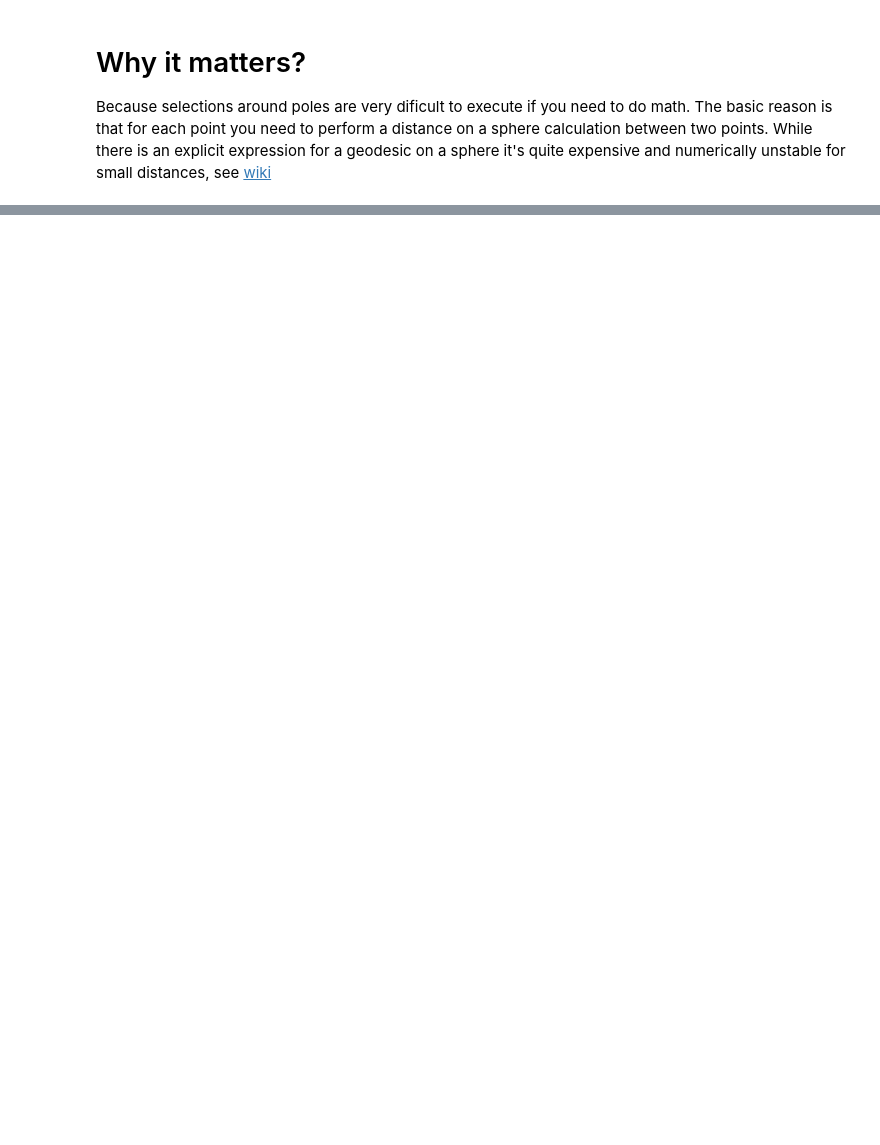
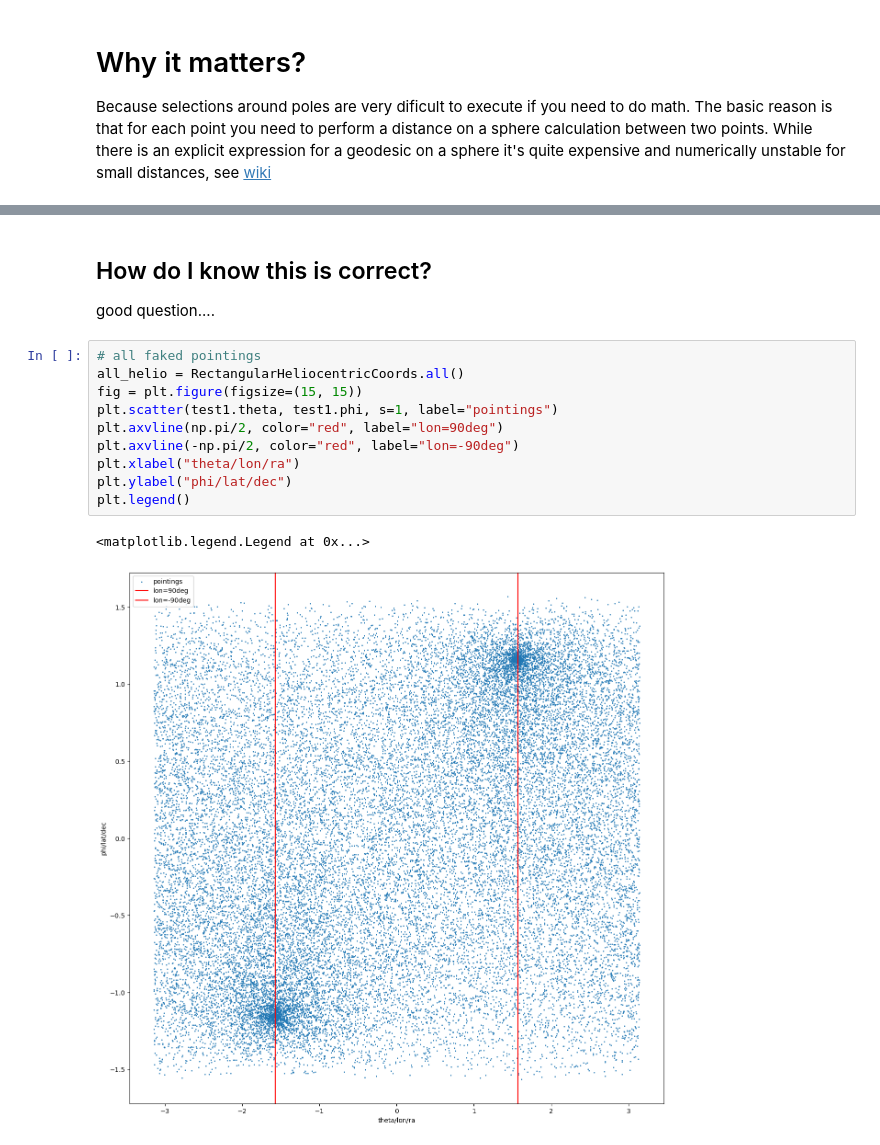
Before and after one commit to DinoBektesevic/region_search_example, a Jupyter notebook: Region_search_example.ipynb, the cells around one changed output, grey strips where cells are left out. Drawn from its saved outputs; the diff is of its cells as text; blank space fills up the shorter version.

```diff
--- a/Region_search_example.ipynb
+++ b/Region_search_example.ipynb
@@ -136,0 +258,17 @@ ax.scatter(ra_square.radian, dec_square.radian, s=1, color="red")
+# %% [markdown]
+## How do I know this is correct?
+
+good question....
+# %%
+# all faked pointings
+all_helio = RectangularHeliocentricCoords.all()
+fig = plt.figure(figsize=(15, 15))
+plt.scatter(test1.theta, test1.phi, s=1, label="pointings")
+plt.axvline(np.pi/2, color="red", label="lon=90deg")
+plt.axvline(-np.pi/2, color="red", label="lon=-90deg")
+plt.xlabel("theta/lon/ra")
+plt.ylabel("phi/lat/dec")
+plt.legend()
+# %% [output]
+<matplotlib.legend.Legend at 0x...>
+[figure, added]
```
Also changed, not shown: parts of 19 cells of this notebook, 4 other files.
